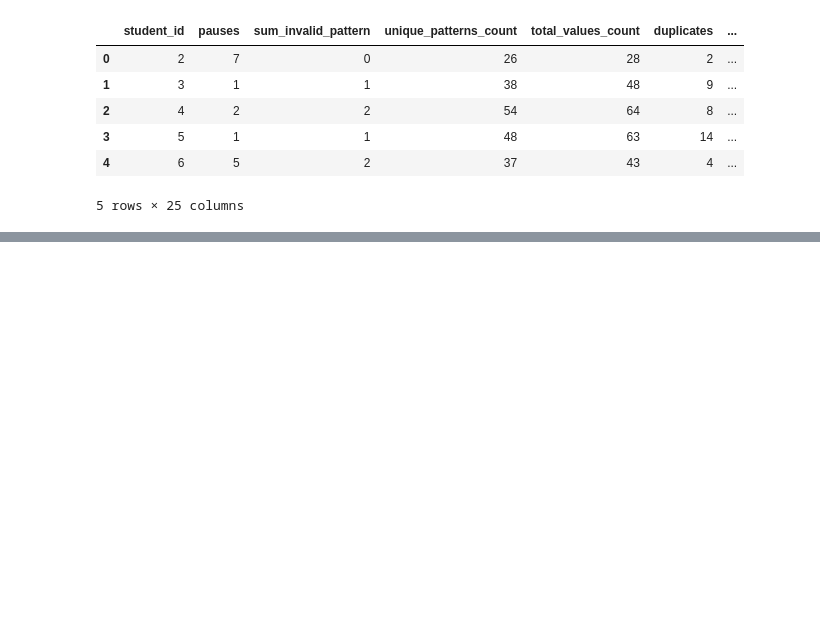
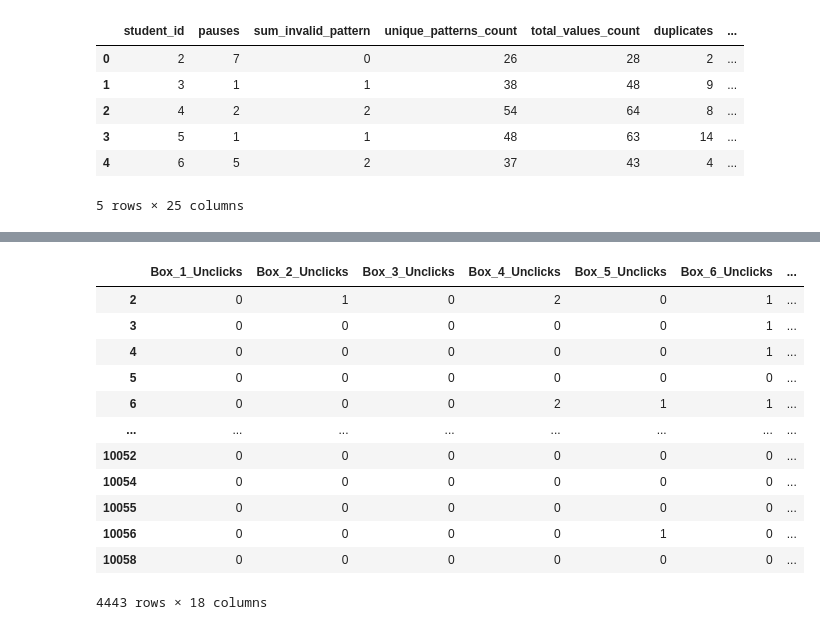
Before and after one commit to RowanBattles/Group4AI, a Jupyter notebook: Workbook.ipynb, the cells around one changed output, grey strips where cells are left out. Drawn from its saved outputs; the diff is of its cells as text; code cells hidden in the pictures; blank space fills up the shorter version.

```diff
--- a/Workbook.ipynb
+++ b/Workbook.ipynb
@@ -981,0 +858,49 @@ merged_data.head()
+# %%
+# Lijst om de resultaten per student per interval op te slaan
+results_per_student = {}
+
+# Groepeer de dataset op student_id
+grouped_data = df.groupby('student_id')
+
+# Loop door elke groep studenten
+for student_id, data in grouped_data:
+    # Initialiseer de startwaarde van X voor deze groep studenten
+    X = data.iloc[0]['timestampload']
+    # Lijst om de resultaten per interval voor deze student op te slaan
+    results_per_student[student_id] = []
+    # Doorloop de timestamps in stappen van 10.000 seconden voor deze student
+    for i in range(18):
+        Y = X + 10000
+        # Filter timestamps die groter zijn dan X en kleiner dan Y voor deze student
+        filtered_data = data[(data['timestampload'] > X) & (data['timestampload'] < Y)]
+        # Bereken het aantal unclicks binnen het huidige interval voor deze student
+        unclicks_in_interval = filtered_data['unclicks'].sum()
+        # Voeg resultaat toe aan lijst voor deze student
+        results_per_student[student_id].append(unclicks_in_interval)
+        # Update X voor volgend interval
+        X = Y
+
+# Maak een DataFrame van de resultaten
+df_unclicks = pd.DataFrame(results_per_student)
+
+# Transponeer de DataFrame zodat student_id's de rijen zijn en intervals de kolommen
+df_unclicks = df_unclicks.transpose()
+
+# Geef de kolommen passende namen
+df_unclicks.columns = [f"Box_{i+1}_Unclicks" for i in range(18)]
+
+df_unclicks
+# %% [output]
+|  | Box_1_Unclicks | Box_2_Unclicks | Box_3_Unclicks | Box_4_Unclicks | Box_5_Unclicks | Box_6_Unclicks | ... |
+| 2 | 0 | 1 | 0 | 2 | 0 | 1 | ... |
+| 3 | 0 | 0 | 0 | 0 | 0 | 1 | ... |
+| 4 | 0 | 0 | 0 | 0 | 0 | 1 | ... |
+| 5 | 0 | 0 | 0 | 0 | 0 | 0 | ... |
+| 6 | 0 | 0 | 0 | 2 | 1 | 1 | ... |
+| ... | ... | ... | ... | ... | ... | ... | ... |
+| 10052 | 0 | 0 | 0 | 0 | 0 | 0 | ... |
+| 10054 | 0 | 0 | 0 | 0 | 0 | 0 | ... |
+| 10055 | 0 | 0 | 0 | 0 | 0 | 0 | ... |
+| 10056 | 0 | 0 | 0 | 0 | 1 | 0 | ... |
+| 10058 | 0 | 0 | 0 | 0 | 0 | 0 | ... |
+4443 rows × 18 columns
```
Also changed, not shown: parts of 20 cells of this notebook.
